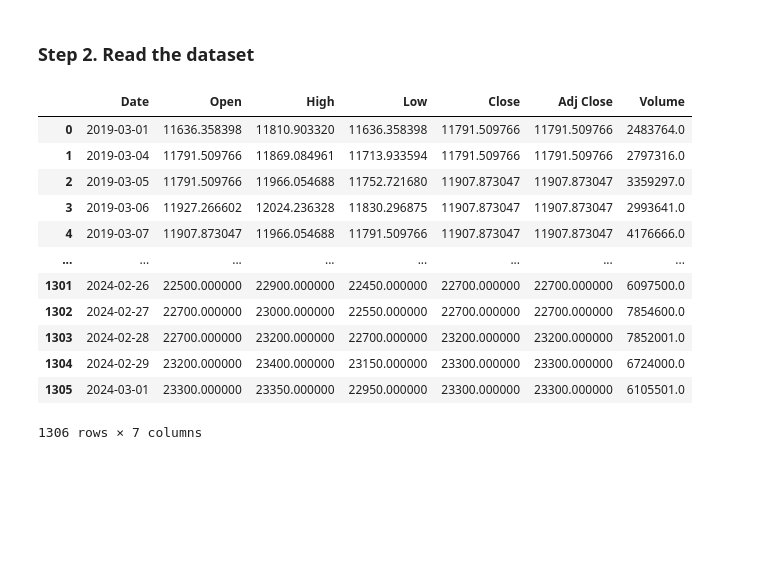
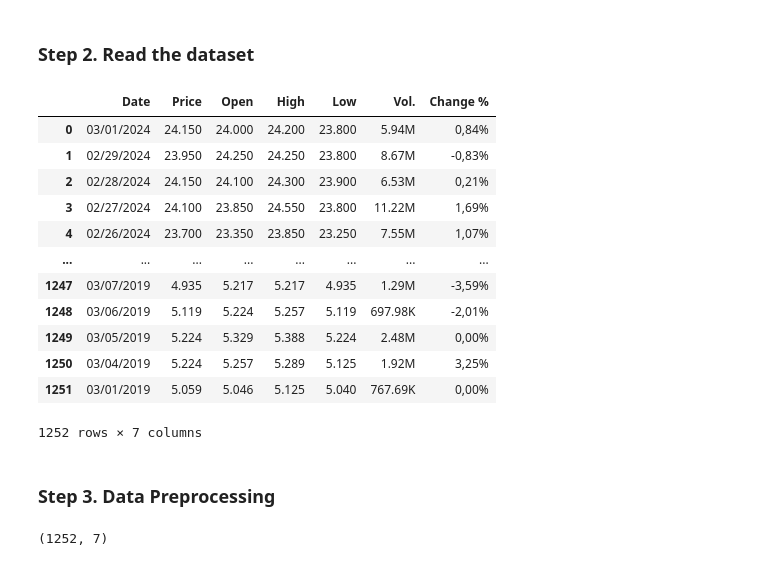
Before and after one commit to xuanquynhle/IS403.O21.HTCL_Team5, a Jupyter notebook: Dataset/NKG_Describe_Dataset.ipynb, the cells around one changed output. Cells and saved outputs as stored; diff of their text form; code cells hidden in the pictures; blank space fills up the shorter version.

```diff
--- a/Dataset/NKG_Describe_Dataset.ipynb
+++ b/Dataset/NKG_Describe_Dataset.ipynb
@@ -16,19 +16,21 @@ from scipy.stats import kurtosis
 # %% [markdown]
 ### Step 2. Read the dataset
 # %%
-df_HDB = pd.read_csv('HDB.csv',delimiter=",")
-df_HDB
+df = pd.read_csv('NKG Historical Data.csv',delimiter=";")
+df
 # %% [output]
-|  | Date | Open | High | Low | Close | Adj Close | Volume |
-| 0 | 2019-03-01 | 11636.358398 | 11810.903320 | 11636.358398 | 11791.509766 | 11791.509766 | 2483764.0 |
-| 1 | 2019-03-04 | 11791.509766 | 11869.084961 | 11713.933594 | 11791.509766 | 11791.509766 | 2797316.0 |
-| 2 | 2019-03-05 | 11791.509766 | 11966.054688 | 11752.721680 | 11907.873047 | 11907.873047 | 3359297.0 |
-| 3 | 2019-03-06 | 11927.266602 | 12024.236328 | 11830.296875 | 11907.873047 | 11907.873047 | 2993641.0 |
-| 4 | 2019-03-07 | 11907.873047 | 11966.054688 | 11791.509766 | 11907.873047 | 11907.873047 | 4176666.0 |
+|  | Date | Price | Open | High | Low | Vol. | Change % |
+| 0 | 03/01/2024 | 24.150 | 24.000 | 24.200 | 23.800 | 5.94M | 0,84% |
+| 1 | 02/29/2024 | 23.950 | 24.250 | 24.250 | 23.800 | 8.67M | -0,83% |
+| 2 | 02/28/2024 | 24.150 | 24.100 | 24.300 | 23.900 | 6.53M | 0,21% |
+| 3 | 02/27/2024 | 24.100 | 23.850 | 24.550 | 23.800 | 11.22M | 1,69% |
+| 4 | 02/26/2024 | 23.700 | 23.350 | 23.850 | 23.250 | 7.55M | 1,07% |
 | ... | ... | ... | ... | ... | ... | ... | ... |
-| 1301 | 2024-02-26 | 22500.000000 | 22900.000000 | 22450.000000 | 22700.000000 | 22700.000000 | 6097500.0 |
-| 1302 | 2024-02-27 | 22700.000000 | 23000.000000 | 22550.000000 | 22700.000000 | 22700.000000 | 7854600.0 |
-| 1303 | 2024-02-28 | 22700.000000 | 23200.000000 | 22700.000000 | 23200.000000 | 23200.000000 | 7852001.0 |
-| 1304 | 2024-02-29 | 23200.000000 | 23400.000000 | 23150.000000 | 23300.000000 | 23300.000000 | 6724000.0 |
-| 1305 | 2024-03-01 | 23300.000000 | 23350.000000 | 22950.000000 | 23300.000000 | 23300.000000 | 6105501.0 |
+| 1247 | 03/07/2019 | 4.935 | 5.217 | 5.217 | 4.935 | 1.29M | -3,59% |
+| 1248 | 03/06/2019 | 5.119 | 5.224 | 5.257 | 5.119 | 697.98K | -2,01% |
+| 1249 | 03/05/2019 | 5.224 | 5.329 | 5.388 | 5.224 | 2.48M | 0,00% |
+| 1250 | 03/04/2019 | 5.224 | 5.257 | 5.289 | 5.125 | 1.92M | 3,25% |
+| 1251 | 03/01/2019 | 5.059 | 5.046 | 5.125 | 5.040 | 767.69K | 0,00% |
-1306 rows × 7 columns
+1252 rows × 7 columns
+# %% [markdown]
+### Step 3. Data Preprocessing
@@ -34,0 +40,5 @@ df_HDB
+# %%
+# Data size
+df.shape
+# %% [output]
+(1252, 7)
```
Also changed, not shown: parts of 15 cells of this notebook.
